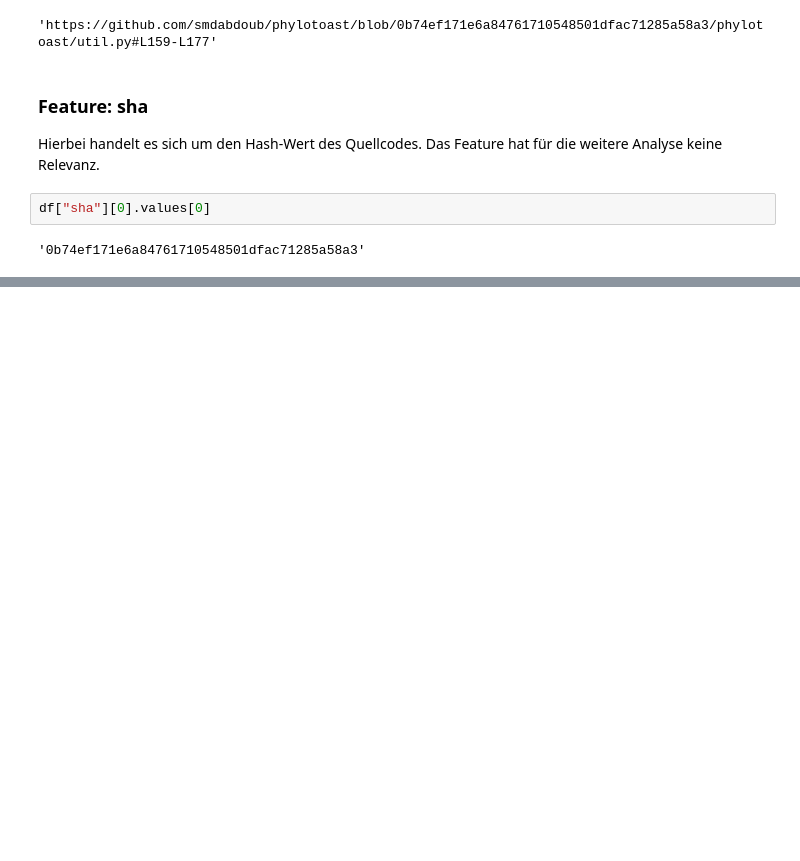
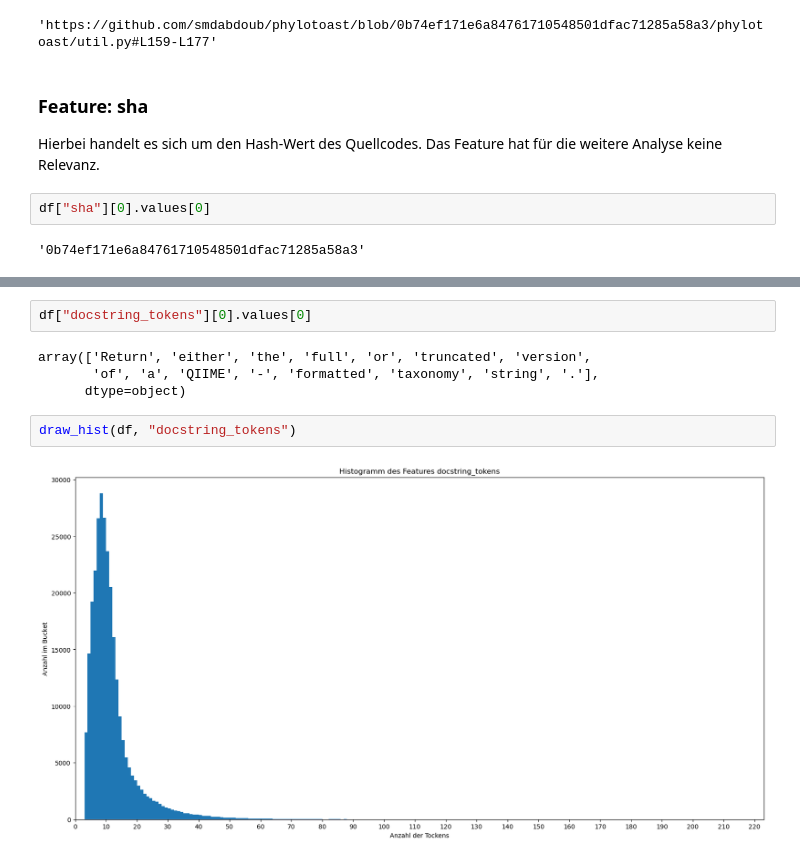
Before and after one commit to Paul-B98/mdl-ii, a Jupyter notebook: src/data_understanding.ipynb, the cells around one changed output, grey strips where cells are left out. Cells and saved outputs as stored; diff of their text form; blank space fills up the shorter version.

```diff
--- a/src/data_understanding.ipynb
+++ b/src/data_understanding.ipynb
@@ -154,0 +214,10 @@ df["path"][0].values[0]
+# %%
+df["docstring_tokens"][0].values[0]
+# %% [output]
+array(['Return', 'either', 'the', 'full', 'or', 'truncated', 'version',
+       'of', 'a', 'QIIME', '-', 'formatted', 'taxonomy', 'string', '.'],
+      dtype=object)
+# %%
+draw_hist(df, "docstring_tokens")
+# %% [output]
+[figure, added]
```
Also changed, not shown: parts of 37 cells of this notebook.
